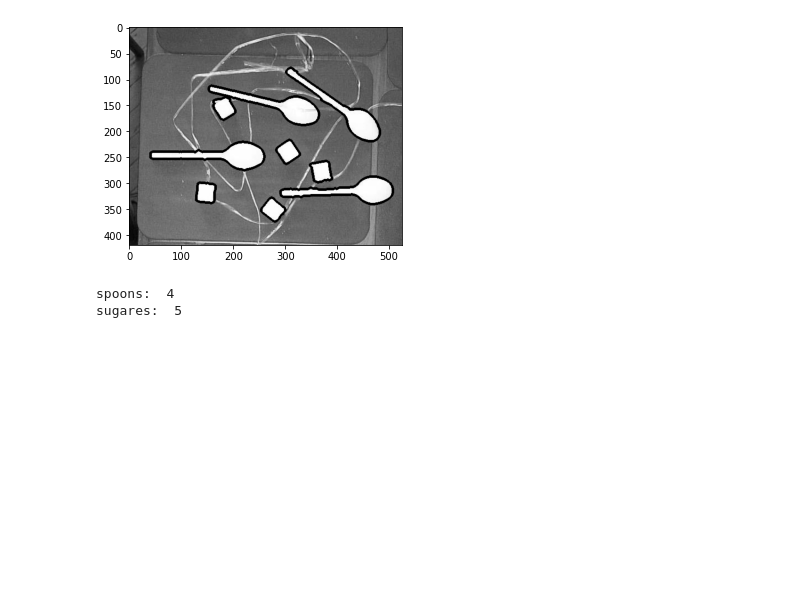
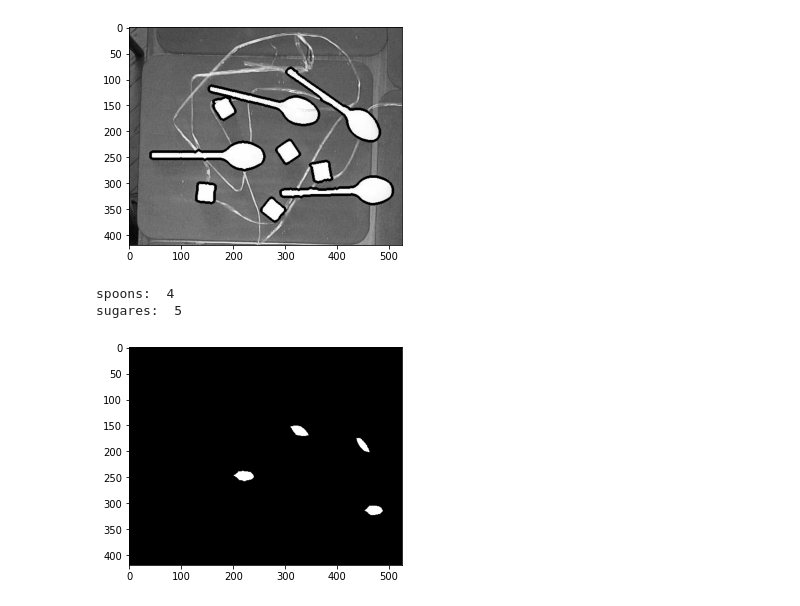
Before and after one commit to Tetrergeru/cv_project, a Jupyter notebook: spoons.ipynb, the cells around one changed output. Saved outputs shown, nothing was run; the diff lists cells and outputs as text; code cells hidden in the pictures; blank space fills up the shorter version.

Commit message:
Only sugares, only spoons

```diff
--- a/spoons.ipynb
+++ b/spoons.ipynb
@@ -41,10 +41,13 @@ plt.imshow(contours_drawn, cmap='gray')
 [figure]
 # %%
 sugares_deleted = cv2.erode(binarised, kernel, iterations=9)
+plt.imshow(sugares_deleted, cmap='gray')
+
 contours, _ = cv2.findContours(sugares_deleted, cv2.RETR_TREE, cv2.CHAIN_APPROX_SIMPLE)
 spoons = len(contours)
 print('spoons: ', spoons)
 print('sugares: ', spoons_and_sugares - spoons)
 # %% [output]
 spoons:  4
 sugares:  5
+[figure, added]
```
Also changed, not shown: parts of 4 cells of this notebook, 2 other files.
